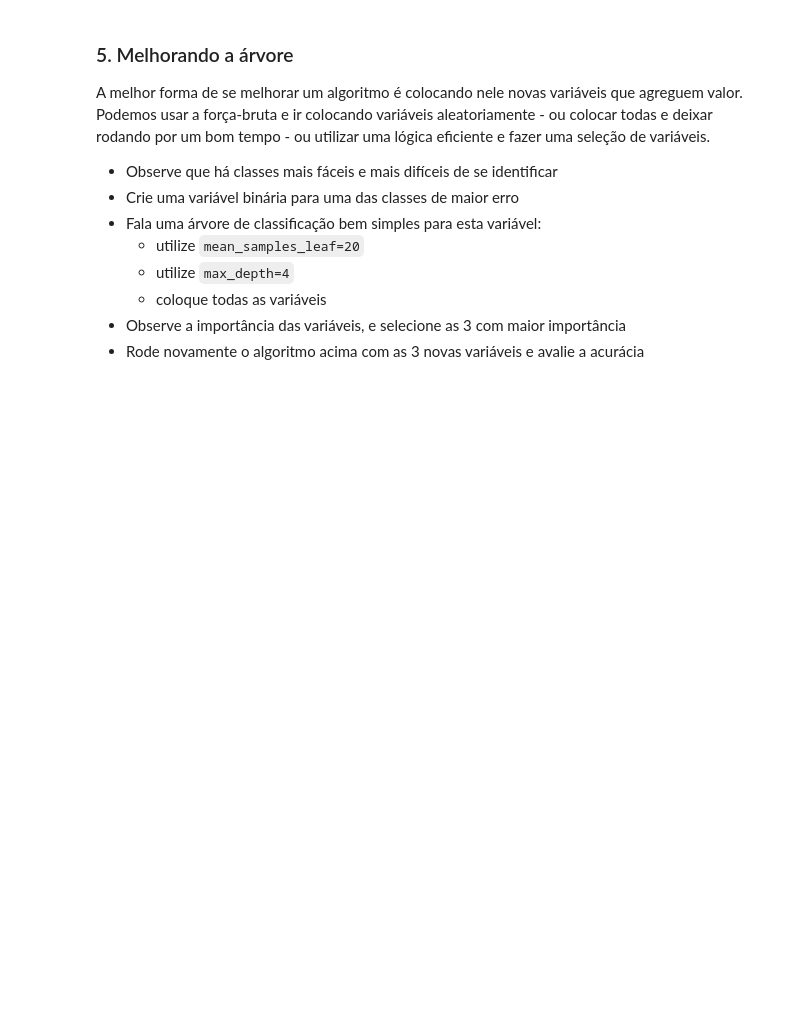
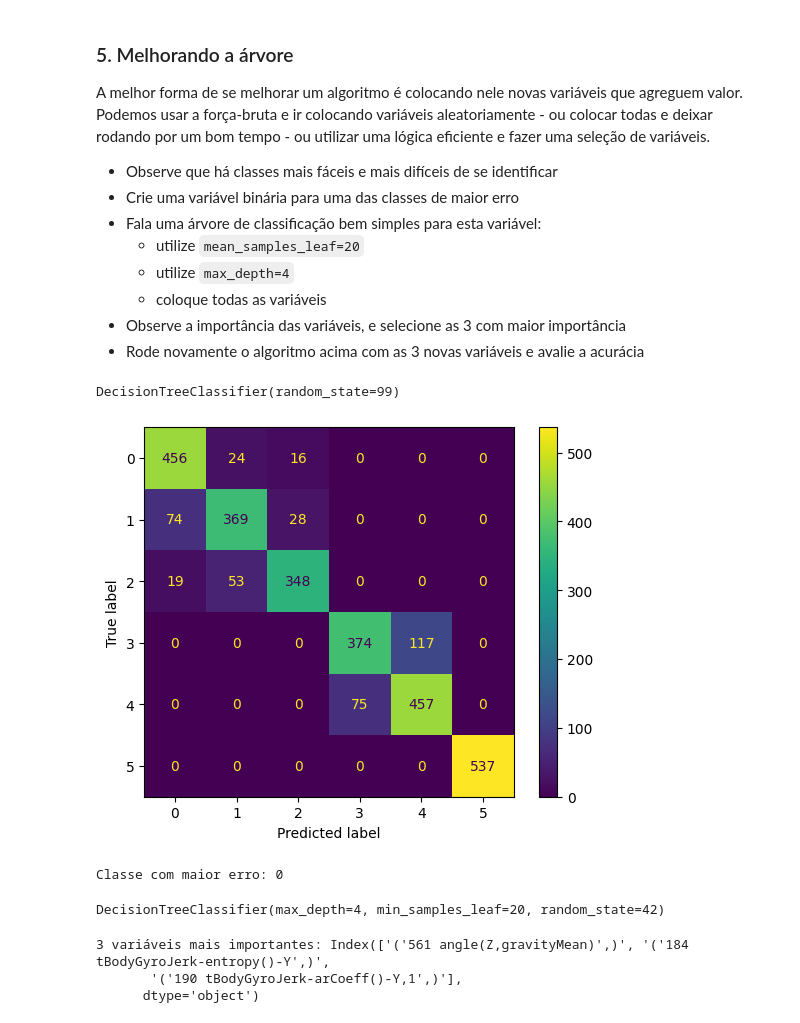
Before and after one commit to PedroHang/Trees-II-Exercise-III, a Jupyter notebook: mod17_Arvores_II-Tarefa_3.ipynb, the cells around one changed output. Saved outputs shown, nothing was run; the diff lists cells and outputs as text; code cells hidden in the pictures; blank space fills up the shorter version.

```diff
--- a/mod17_Arvores_II-Tarefa_3.ipynb
+++ b/mod17_Arvores_II-Tarefa_3.ipynb
@@ -145,3 +145,22 @@ A melhor forma de se melhorar um algoritmo é colocando nele novas variáveis qu
     - coloque todas as variáveis
 - Observe a importância das variáveis, e selecione as 3 com maior importância
 - Rode novamente o algoritmo acima com as 3 novas variáveis e avalie a acurácia
+# %%
+clf = DecisionTreeClassifier(random_state=99)
+clf.fit(X_train, y_train)
+# %% [output]
+DecisionTreeClassifier(random_state=99)
+# %%
+y_pred = clf.predict(X_test)
+cm = confusion_matrix(y_test, y_pred)
+disp = ConfusionMatrixDisplay(confusion_matrix=cm)
+disp.plot()
+plt.show()
+# %% [output]
+[figure, added]
+# %%
+errors = (y_test.values.flatten() != y_pred).sum(axis=0)
+class_with_highest_error = errors.argmax()
+print(f"Classe com maior erro: {class_with_highest_error}")
+# %% [output]
+Classe com maior erro: 0
@@ -147,0 +170,14 @@ A melhor forma de se melhorar um algoritmo é colocando nele novas variáveis qu
+# %%
+clf_binary = DecisionTreeClassifier(random_state=42, min_samples_leaf=20, max_depth=4)
+clf_binary.fit(X_train, y_train_binary)
+# %% [output]
+DecisionTreeClassifier(max_depth=4, min_samples_leaf=20, random_state=42)
+# %%
+importances = clf_binary.feature_importances_
+indices = importances.argsort()[::-1][:3]  # Pegando as 3 variáveis mais importantes
+selected_columns = X_train.columns[indices]
+print(f"3 variáveis mais importantes: {selected_columns}")
+# %% [output]
+3 variáveis mais importantes: Index(['('561 angle(Z,gravityMean)',)', '('184 tBodyGyroJerk-entropy()-Y',)',
+       '('190 tBodyGyroJerk-arCoeff()-Y,1',)'],
+      dtype='object')
```
Also changed, not shown: parts of 5 cells of this notebook.
